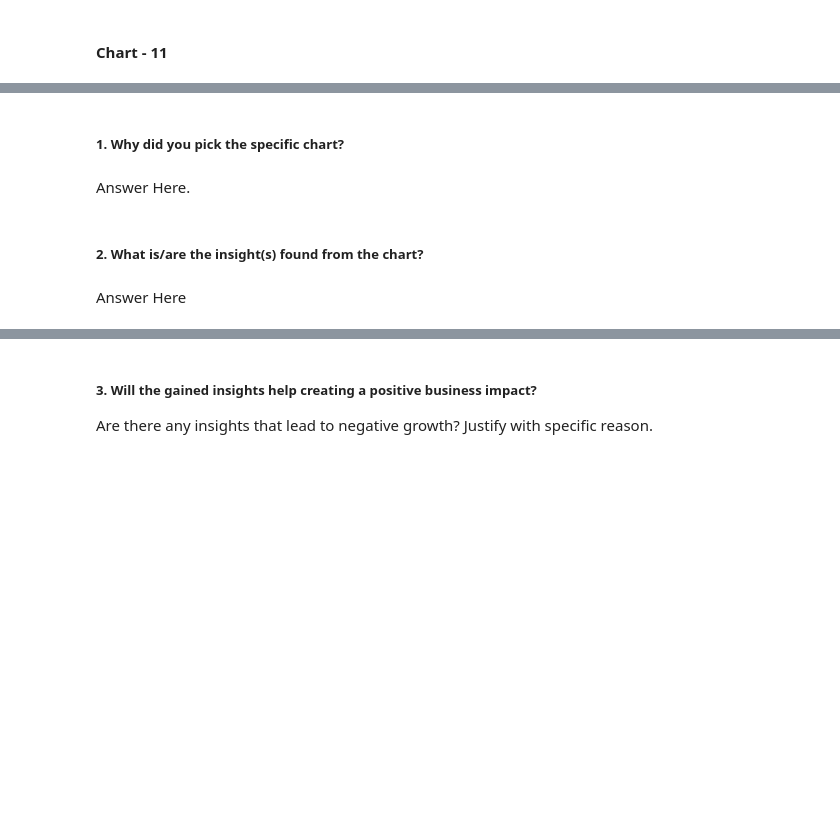
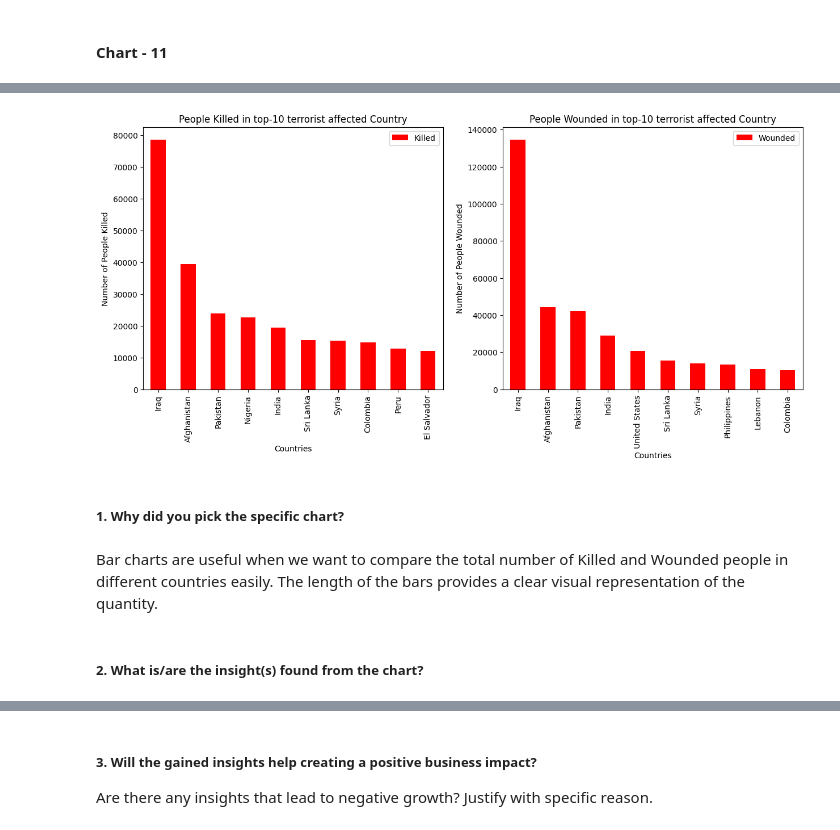
Before and after one commit to Amrit007-droid/Global-Terrorism-Dataset-EDA-, a Jupyter notebook: Global_Terrorism_Dataset_EDA_submission_.ipynb, the cells around one changed output, grey strips where cells are left out. Saved outputs shown, nothing was run; the diff lists cells and outputs as text; code cells hidden in the pictures; blank space fills up the shorter version.

```diff
--- a/Global_Terrorism_Dataset_EDA_submission_.ipynb
+++ b/Global_Terrorism_Dataset_EDA_submission_.ipynb
@@ -941,0 +979,3 @@ Answer Here
+# %%
+cnk=df[['Killed', 'Country']].groupby('Country').sum().sort_values(by='Killed', ascending=False)
+cnk.head(10)
@@ -941,0 +997,3 @@ Answer Here
+# %%
+cnw=df[["Country","Wounded"]].groupby("Country").sum().sort_values(by="Wounded",ascending=False)
+cnw.head(10)
@@ -942,8 +1013,27 @@ Answer Here
+# %%
+# Chart - 11 visualization code
+fig=plt.figure()
+ax0=fig.add_subplot(1,2,1)
+ax1=fig.add_subplot(1,2,2)
+
+#Killed
+cnk[:10].plot(kind="bar",color="red",figsize=(15,6),ax=ax0)
+ax0.set_title("People Killed in top-10 terrorist affected Country")
+ax0.set_xlabel("Countries")
+ax0.set_ylabel("Number of People Killed")
+
+#Wounded
+cnw[:10].plot(kind="bar",color="red",figsize=(15,6),ax=ax1)
+ax1.set_title("People Wounded in top-10 terrorist affected Country")
+ax1.set_xlabel("Countries")
+ax1.set_ylabel("Number of People Wounded")
+
+plt.show()
+# %% [output]
+[figure, added]
 # %% [markdown]
 ##### 1. Why did you pick the specific chart?
-# %% [markdown]
-Answer Here.
+# %% [markdown]
+Bar charts are useful when we want to compare the total number of Killed and Wounded people in different countries easily. The length of the bars provides a clear visual representation of the quantity.
 # %% [markdown]
 ##### 2. What is/are the insight(s) found from the chart?
-# %% [markdown]
-Answer Here
```
Also changed, not shown: parts of 22 cells of this notebook.
